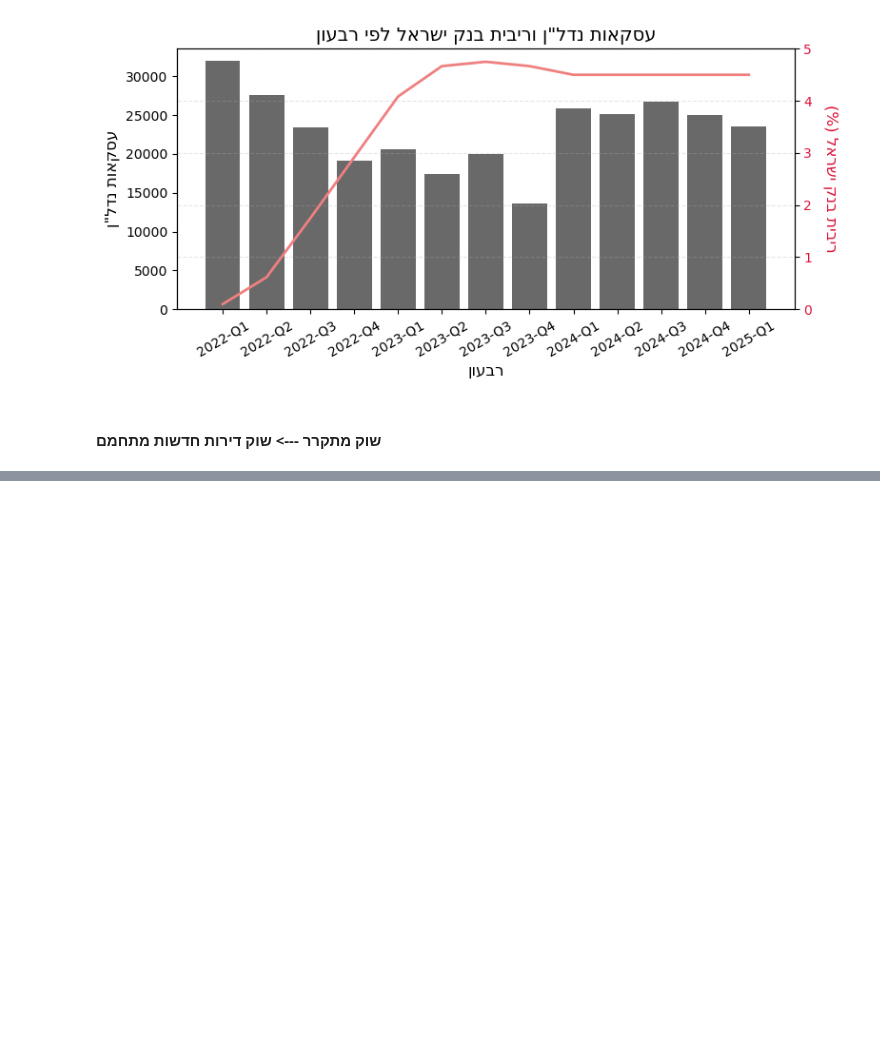
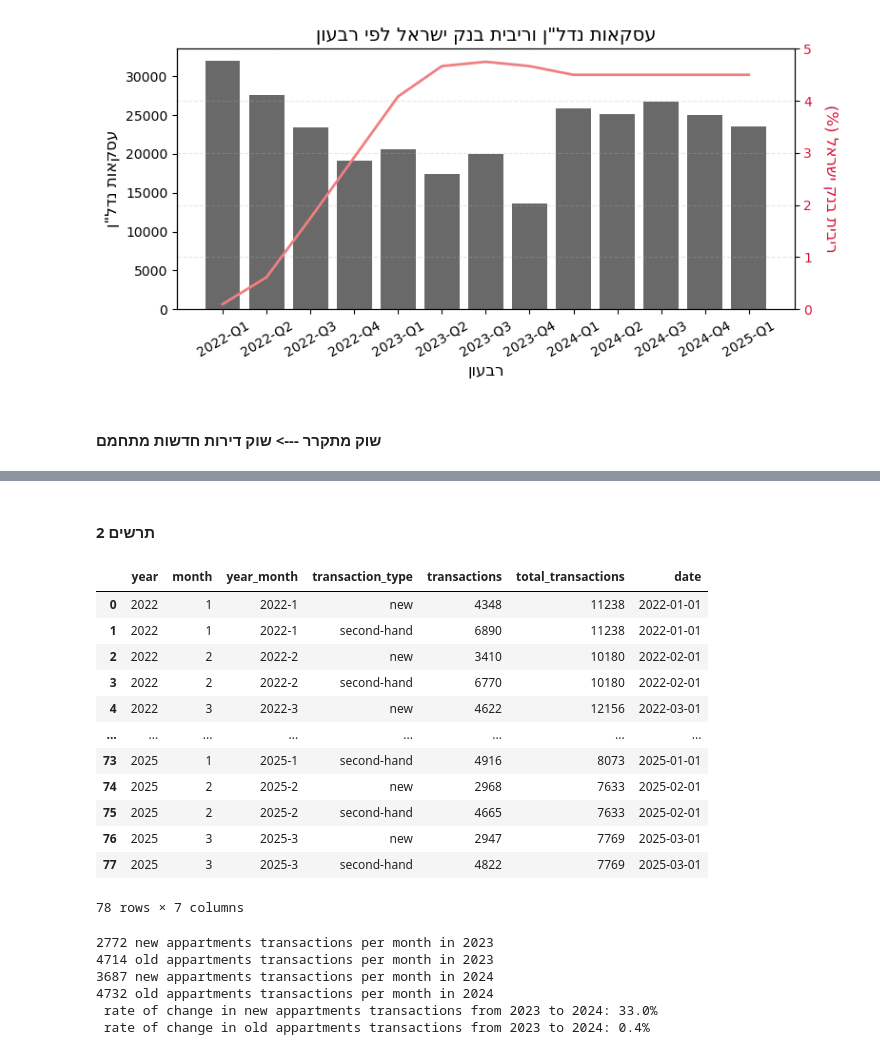
Before and after one commit to Saarp84/portfolio, a Jupyter notebook: Nadlan/nadlaning.ipynb, the cells around one changed output, grey strips where cells are left out. Drawn from its saved outputs; the diff is of its cells as text; code cells hidden in the pictures; blank space fills up the shorter version.

```diff
--- a/Nadlan/nadlaning.ipynb
+++ b/Nadlan/nadlaning.ipynb
@@ -432,0 +433,2 @@ plot_monthly_rose2(long_df, region='all', title = 'תרשים 2: עסקאות נ
+# %% [markdown]
+#### תרשים 2
@@ -432,0 +449,46 @@ plot_monthly_rose2(long_df, region='all', title = 'תרשים 2: עסקאות נ
+# %%
+# df = df.iloc[6:]
+df
+# %% [output]
+|  | year | month | year_month | transaction_type | transactions | total_transactions | date |
+| 0 | 2022 | 1 | 2022-1 | new | 4348 | 11238 | 2022-01-01 |
+| 1 | 2022 | 1 | 2022-1 | second-hand | 6890 | 11238 | 2022-01-01 |
+| 2 | 2022 | 2 | 2022-2 | new | 3410 | 10180 | 2022-02-01 |
+| 3 | 2022 | 2 | 2022-2 | second-hand | 6770 | 10180 | 2022-02-01 |
+| 4 | 2022 | 3 | 2022-3 | new | 4622 | 12156 | 2022-03-01 |
+| ... | ... | ... | ... | ... | ... | ... | ... |
+| 73 | 2025 | 1 | 2025-1 | second-hand | 4916 | 8073 | 2025-01-01 |
+| 74 | 2025 | 2 | 2025-2 | new | 2968 | 7633 | 2025-02-01 |
+| 75 | 2025 | 2 | 2025-2 | second-hand | 4665 | 7633 | 2025-02-01 |
+| 76 | 2025 | 3 | 2025-3 | new | 2947 | 7769 | 2025-03-01 |
+| 77 | 2025 | 3 | 2025-3 | second-hand | 4822 | 7769 | 2025-03-01 |
+78 rows × 7 columns
+# %%
+
+
+new2023 = df[(df['transaction_type'] == 'new') & (df['year'] <2024)]['transactions'].mean()
+print(f"{new2023:.0f} new appartments transactions per month in 2023")
+
+
+old2023 = df[(df['transaction_type'] != 'new') & (df['year'] <2024)]['transactions'].mean()
+print(f"{old2023:.0f} old appartments transactions per month in 2023")
+
+
+new2024 = df[(df['transaction_type'] == 'new') & (df['year'] >=2024)]['transactions'].mean()
+print(f"{new2024:.0f} new appartments transactions per month in 2024")
+
+old2024 = df[(df['transaction_type'] != 'new') & (df['year'] >=2024)]['transactions'].mean()
+print(f"{old2024:.0f} old appartments transactions per month in 2024")
+
+print(f" rate of change in new appartments transactions from 2023 to 2024: {((new2024 - new2023) / new2023) * 100:.1f}%")
+print(f" rate of change in old appartments transactions from 2023 to 2024: {((old2024 - old2023) / old2023) * 100:.1f}%")
+
+
+# print(f" rate of change in new appartments transactions from 2022-2023 to 2024-2025: {((df[(df['transaction_type'] == 'new') & (df['year'] ==2024)]['transactions'].mean() - df[(df['transaction_type'] == 'new') & (df['year'] <2024)]['transactions'].mean()) / df[(df['transaction_type'] == 'new') & (df['year'] <2024)]['transactions'].mean()) * 100):.1f}%")
+# %% [output]
+2772 new appartments transactions per month in 2023
+4714 old appartments transactions per month in 2023
+3687 new appartments transactions per month in 2024
+4732 old appartments transactions per month in 2024
+ rate of change in new appartments transactions from 2023 to 2024: 33.0%
+ rate of change in old appartments transactions from 2023 to 2024: 0.4%
```
Also changed, not shown: parts of 5 cells of this notebook.
